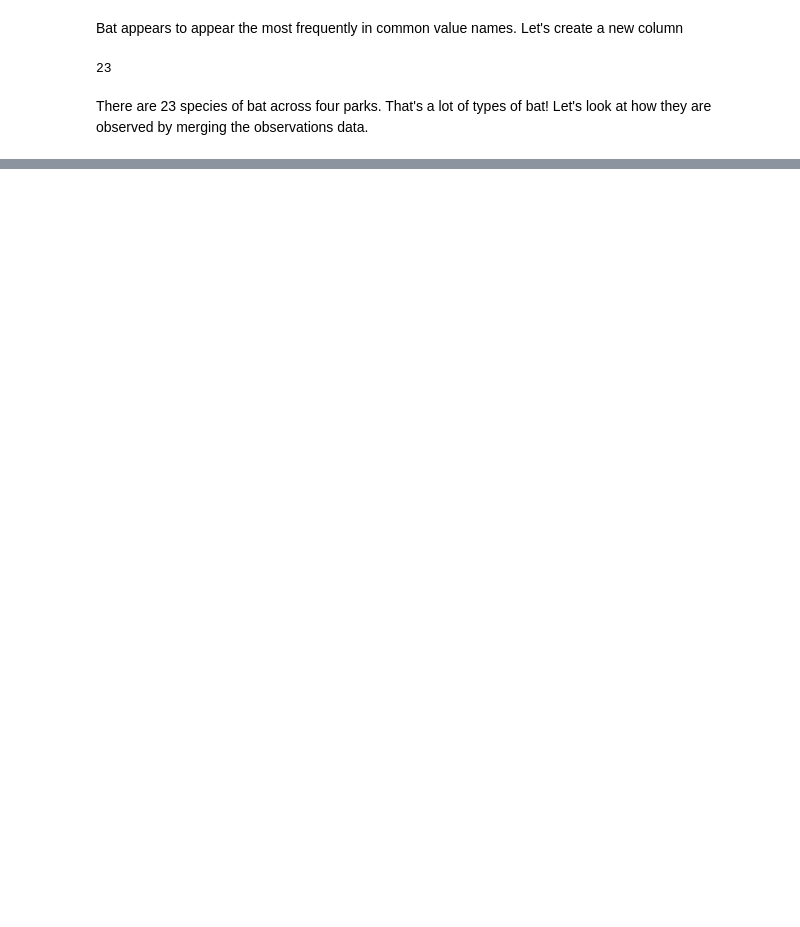
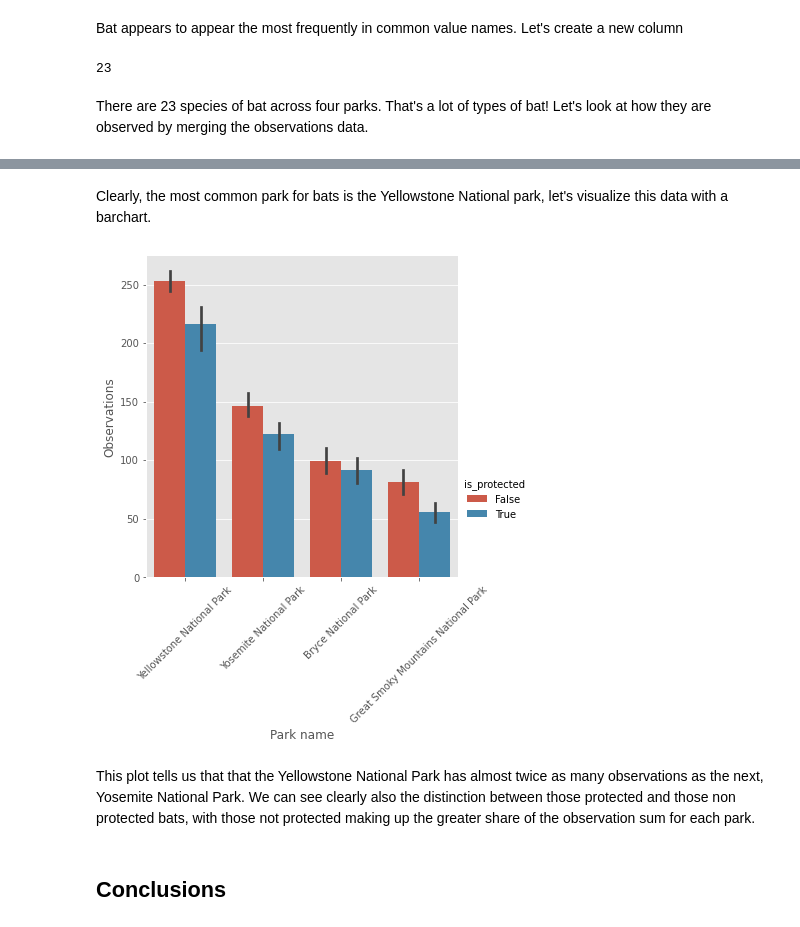
Before and after one commit to Thomsoa194/biodiversity, a Jupyter notebook: biodiversity.ipynb, the cells around one changed output, grey strips where cells are left out. Drawn from its saved outputs; the diff is of its cells as text; code cells hidden in the pictures; blank space fills up the shorter version.

```diff
--- a/biodiversity.ipynb
+++ b/biodiversity.ipynb
@@ -372,0 +262,16 @@ From the findings, a conclusion can be made that the most common conservation st
+# %% [markdown]
+Clearly, the most common park for bats is the Yellowstone National park, let's visualize this data with a barchart.
+# %%
+park_names = ['Yellowstone National Park', 'Yosemite National Park', 'Bryce National Park', 'Great Smoky Mountains National Park']
+ax = sns.catplot(kind = 'bar', data = bat_observations, x = 'park_name', y = 'observations', order=park_names, hue = 'is_protected');
+plt.style.use('ggplot')
+plt.xlabel('Park name')
+plt.ylabel('Observations')
+
+ax.set_xticklabels(park_names, rotation = 45);
+# %% [output]
+[figure, added]
+# %% [markdown]
+This plot tells us that that the Yellowstone National Park has almost twice as many observations as the next, Yosemite National Park. We can see clearly also the distinction between those protected and those non protected bats, with those not protected making up the greater share of the observation sum for each park.
+# %% [markdown]
+## Conclusions
```
Also changed, not shown: parts of 28 cells of this notebook.
